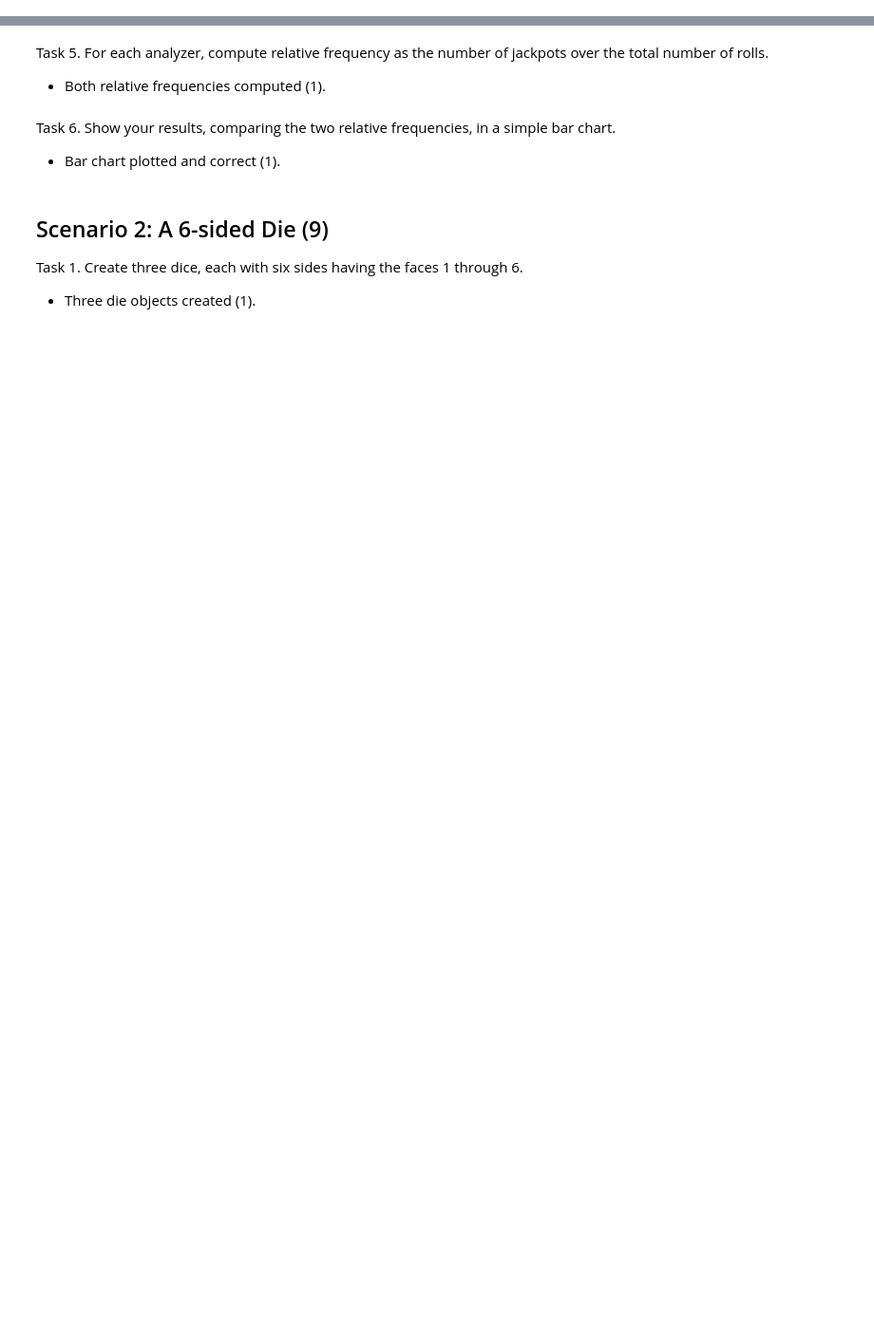
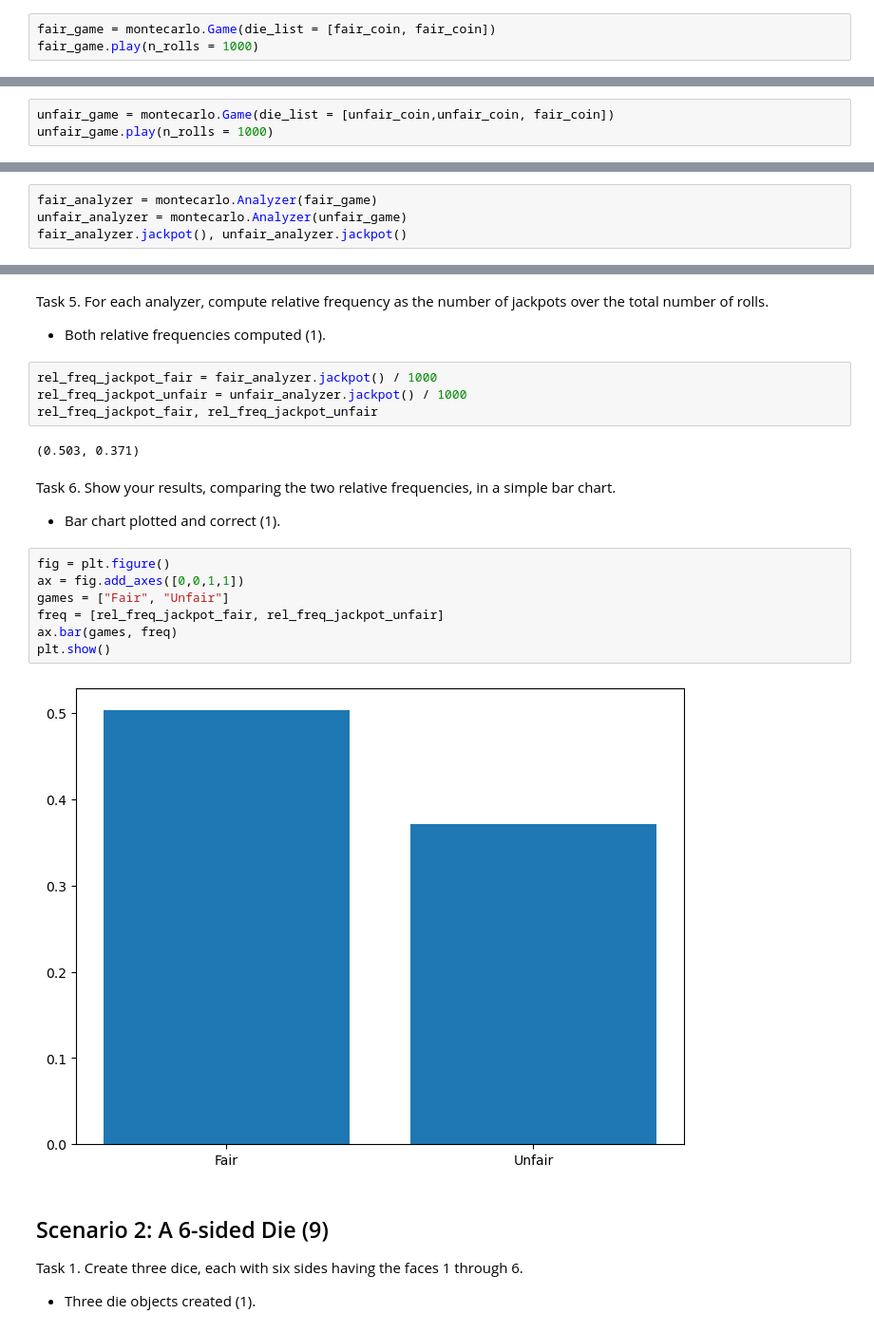
Before and after one commit to sarahsiggins/DS5100_FinalProject, a Jupyter notebook: DS51200_FinalProjectTemplate.ipynb, the cells around one changed output, grey strips where cells are left out. Shown at 95% size. Cells and saved outputs as stored; diff of their text form; blank space fills up the shorter version.

```diff
--- a/DS51200_FinalProjectTemplate.ipynb
+++ b/DS51200_FinalProjectTemplate.ipynb
@@ -109,13 +143,23 @@ Task 1. Create a fair coin (with faces $H$ and $T$) and one unfair coin in which
 Task 2. Play a game of $1000$ flips with two fair dice.
 
 - Play method called correclty and without error (1).
+# %%
+fair_game = montecarlo.Game(die_list = [fair_coin, fair_coin])
+fair_game.play(n_rolls = 1000)
 # %% [markdown]
 Task 3. Play another game (using a new Game object) of $1000$ flips, this time using two unfair dice and one fair die. For the second unfair die, you can use the same die object twice in the list of dice you pass to the Game object.
 
 - New game object created (1).
 - Play method called correclty and without error (1).
+# %%
+unfair_game = montecarlo.Game(die_list = [unfair_coin,unfair_coin, fair_coin])
+unfair_game.play(n_rolls = 1000)
 # %% [markdown]
 Task 4. For each game, use an Analyzer object to determine the raw frequency of jackpots — i.e. getting either all $H$s or all $T$s.
 
 - Analyzer objecs instantiated for both games (1).
 - Raw frequencies reported for both (1).
+# %%
+fair_analyzer = montecarlo.Analyzer(fair_game)
+unfair_analyzer = montecarlo.Analyzer(unfair_game)
+fair_analyzer.jackpot(), unfair_analyzer.jackpot()
@@ -123,10 +169,25 @@ Task 4. For each game, use an Analyzer object to determine the raw frequency of
 Task 5. For each analyzer, compute relative frequency as the number of jackpots over the total number of rolls.
 
 - Both relative frequencies computed (1).
+# %%
+rel_freq_jackpot_fair = fair_analyzer.jackpot() / 1000
+rel_freq_jackpot_unfair = unfair_analyzer.jackpot() / 1000
+rel_freq_jackpot_fair, rel_freq_jackpot_unfair
+# %% [output]
+(0.503, 0.371)
 # %% [markdown]
 Task 6. Show your results, comparing the two relative frequencies, in a simple bar chart.
 
 - Bar chart plotted and correct (1).
+# %%
+fig = plt.figure()
+ax = fig.add_axes([0,0,1,1])
+games = ["Fair", "Unfair"]
+freq = [rel_freq_jackpot_fair, rel_freq_jackpot_unfair]
+ax.bar(games, freq)
+plt.show()
+# %% [output]
+[figure, added]
 # %% [markdown]
 ## Scenario 2: A 6-sided Die (9)
 
```
Also changed, not shown: parts of 18 cells of this notebook, 5 other files.
